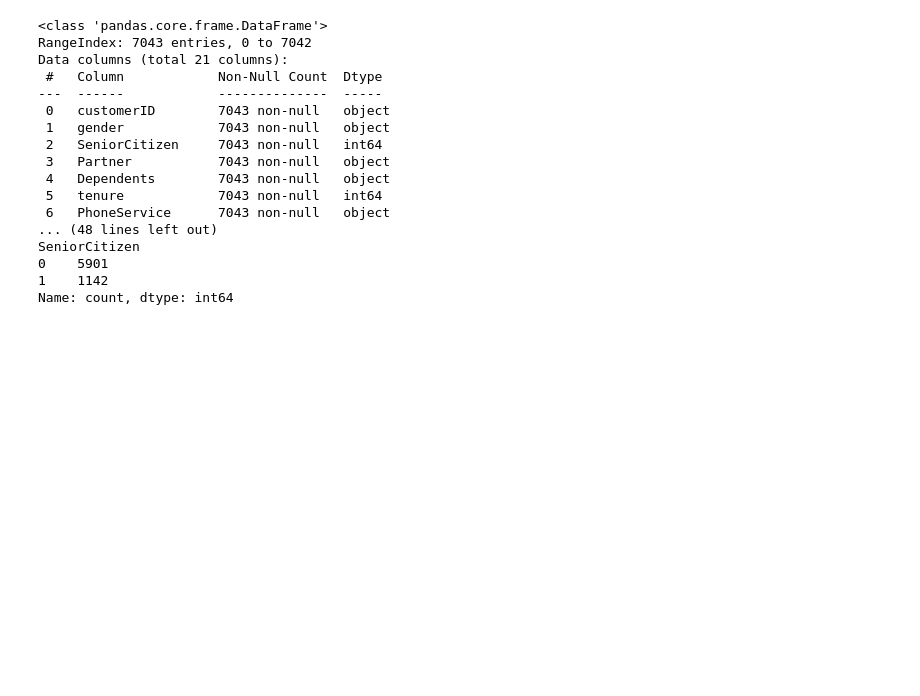
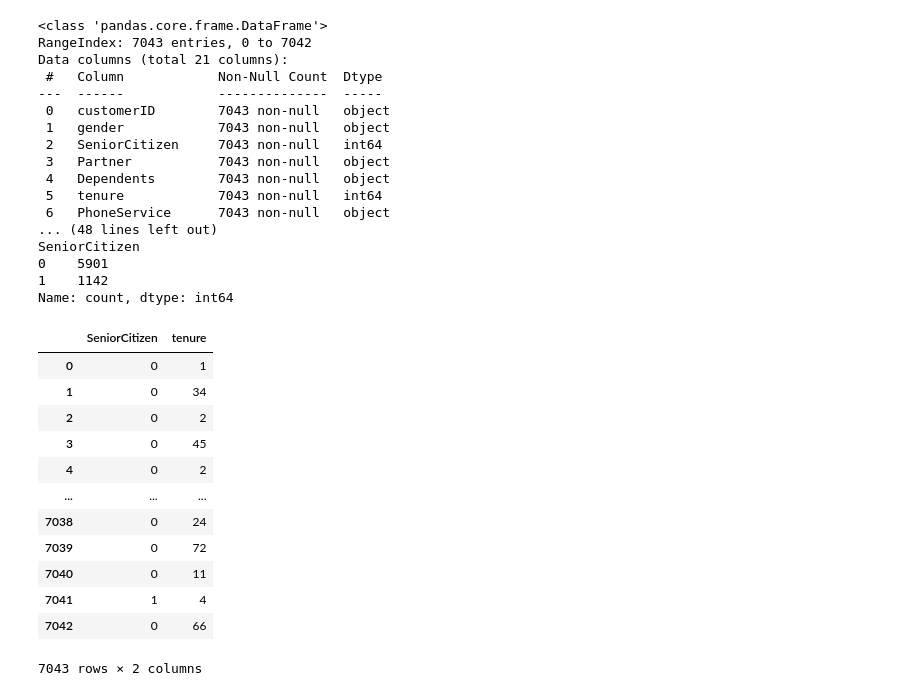
Before and after one commit to meanresult/SQL_rep, a Jupyter notebook: subway_report.ipynb, the cells around one changed output. Cells and saved outputs as stored; diff of their text form; code cells hidden in the pictures; blank space fills up the shorter version.

```diff
--- a/subway_report.ipynb
+++ b/subway_report.ipynb
@@ -146,0 +167,16 @@ Name: count, dtype: int64
+# %%
+df_sub
+# %% [output]
+|  | SeniorCitizen | tenure |
+| 0 | 0 | 1 |
+| 1 | 0 | 34 |
+| 2 | 0 | 2 |
+| 3 | 0 | 45 |
+| 4 | 0 | 2 |
+| ... | ... | ... |
+| 7038 | 0 | 24 |
+| 7039 | 0 | 72 |
+| 7040 | 0 | 11 |
+| 7041 | 1 | 4 |
+| 7042 | 0 | 66 |
+7043 rows × 2 columns
```
Also changed, not shown: parts of 18 cells of this notebook.
